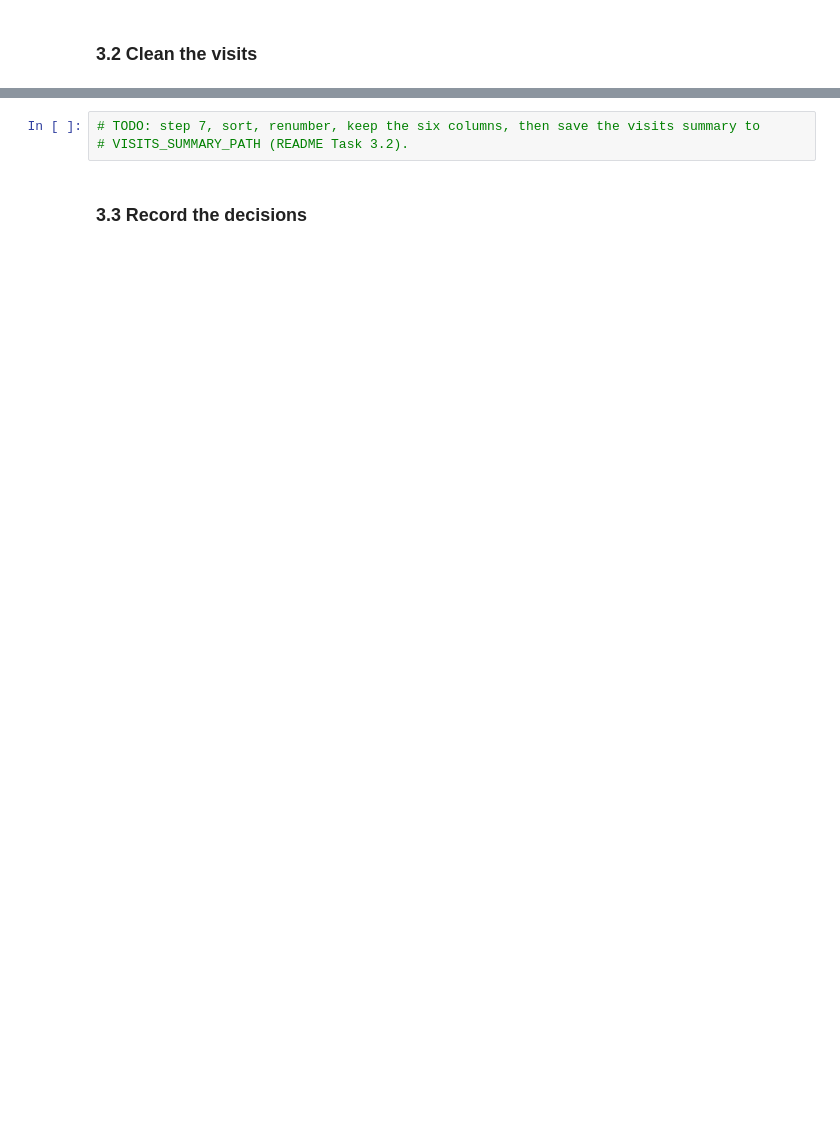
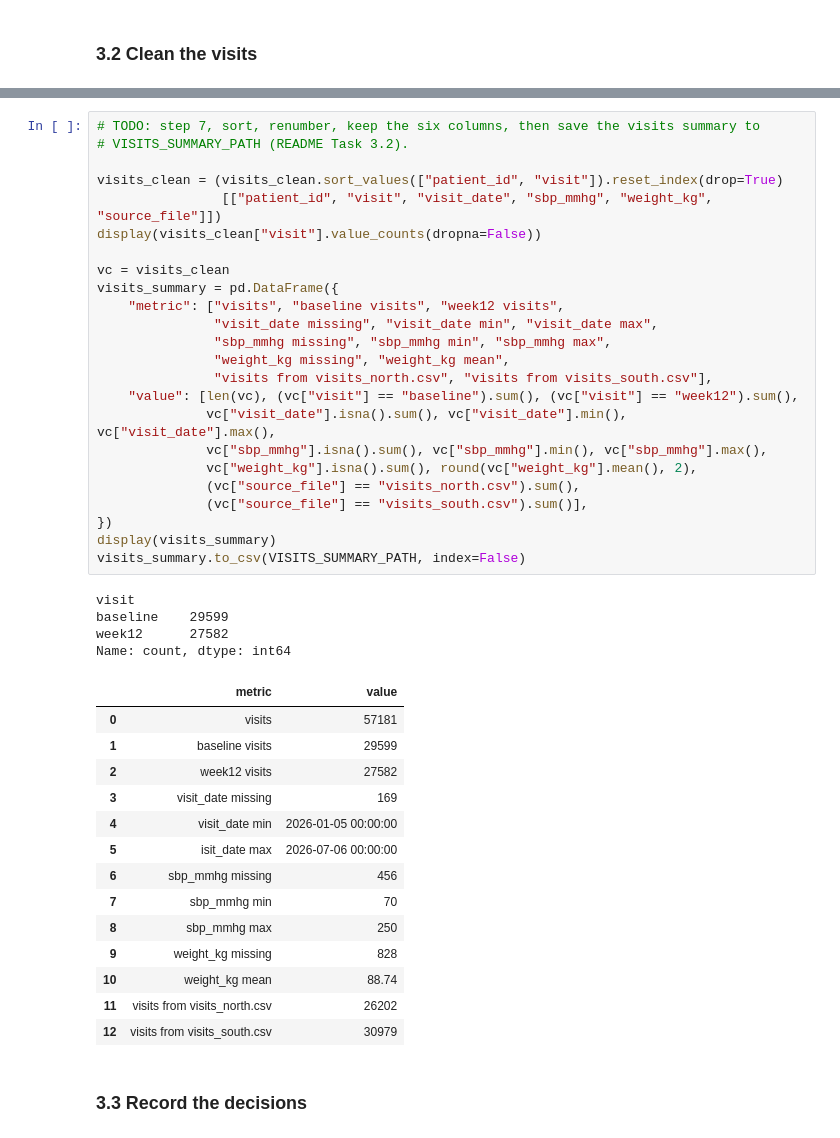
Before and after one commit to starlette-khim/ds217-26f-06, a Jupyter notebook: assignment.ipynb, the cells around one changed output, grey strips where cells are left out. Cells and saved outputs as stored; diff of their text form; blank space fills up the shorter version.

```diff
--- a/assignment.ipynb
+++ b/assignment.ipynb
@@ -223,6 +338,46 @@ visits_clean = None
 # %%
 # TODO: step 7, sort, renumber, keep the six columns, then save the visits summary to
 # VISITS_SUMMARY_PATH (README Task 3.2).
+
+visits_clean = (visits_clean.sort_values(["patient_id", "visit"]).reset_index(drop=True)
+                [["patient_id", "visit", "visit_date", "sbp_mmhg", "weight_kg", "source_file"]])
+display(visits_clean["visit"].value_counts(dropna=False))
+
+vc = visits_clean
+visits_summary = pd.DataFrame({
+    "metric": ["visits", "baseline visits", "week12 visits",
+               "visit_date missing", "visit_date min", "visit_date max",
+               "sbp_mmhg missing", "sbp_mmhg min", "sbp_mmhg max",
+               "weight_kg missing", "weight_kg mean",
+               "visits from visits_north.csv", "visits from visits_south.csv"],
+    "value": [len(vc), (vc["visit"] == "baseline").sum(), (vc["visit"] == "week12").sum(),
+              vc["visit_date"].isna().sum(), vc["visit_date"].min(), vc["visit_date"].max(),
+              vc["sbp_mmhg"].isna().sum(), vc["sbp_mmhg"].min(), vc["sbp_mmhg"].max(),
+              vc["weight_kg"].isna().sum(), round(vc["weight_kg"].mean(), 2),
+              (vc["source_file"] == "visits_north.csv").sum(),
+              (vc["source_file"] == "visits_south.csv").sum()],
+})
+display(visits_summary)
+visits_summary.to_csv(VISITS_SUMMARY_PATH, index=False)
+# %% [output]
+visit
+baseline    29599
+week12      27582
+Name: count, dtype: int64
+|  | metric | value |
+| 0 | visits | 57181 |
+| 1 | baseline visits | 29599 |
+| 2 | week12 visits | 27582 |
+| 3 | visit_date missing | 169 |
+| 4 | visit_date min | 2026-01-05 00:00:00 |
+| 5 | isit_date max | 2026-07-06 00:00:00 |
+| 6 | sbp_mmhg missing | 456 |
+| 7 | sbp_mmhg min | 70 |
+| 8 | sbp_mmhg max | 250 |
+| 9 | weight_kg missing | 828 |
+| 10 | weight_kg mean | 88.74 |
+| 11 | visits from visits_north.csv | 26202 |
+| 12 | visits from visits_south.csv | 30979 |
 # %% [markdown]
 ### 3.3 Record the decisions
 # %%
```
Also changed, not shown: parts of 5 cells of this notebook, 4 other files.
